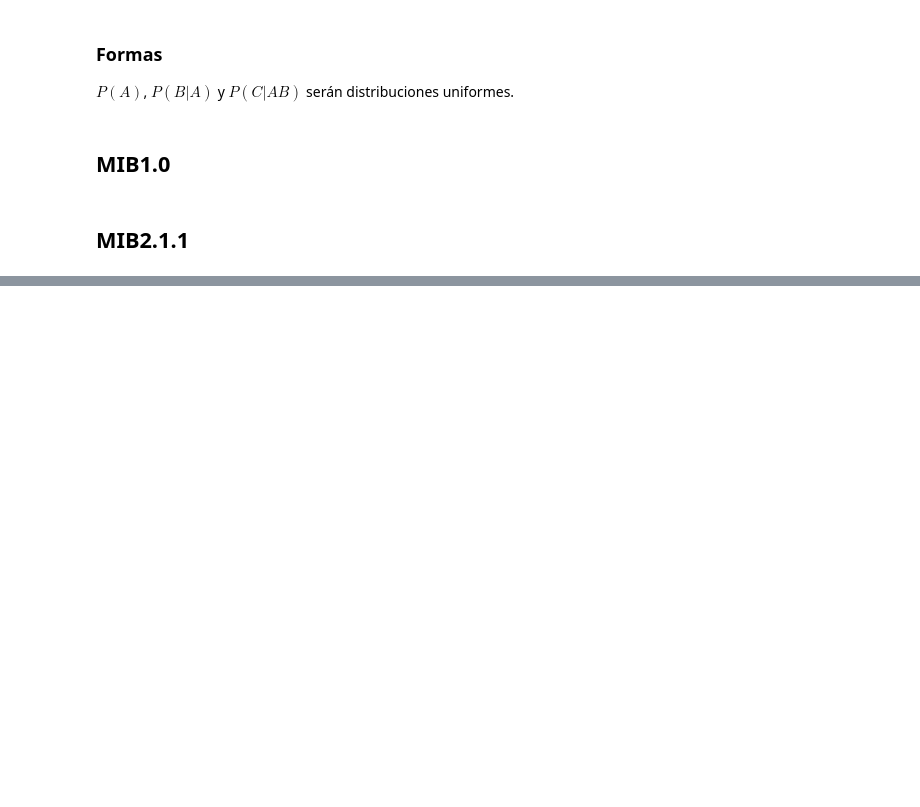
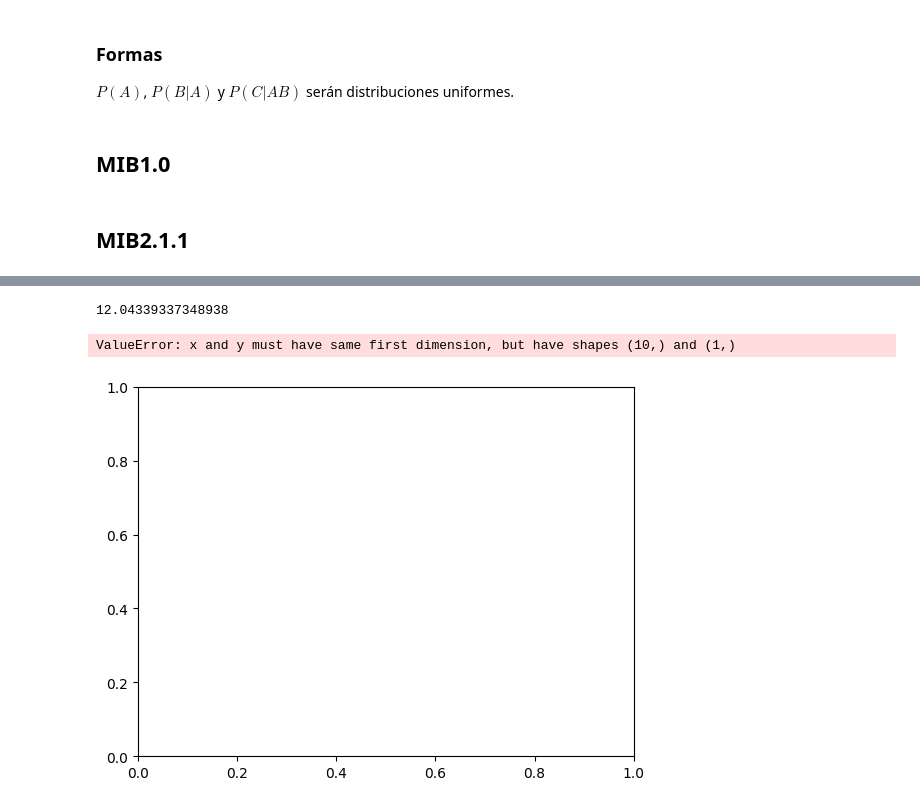
Before and after one commit to robertorys/Tesis, a Jupyter notebook: Test_mib_v2_1_1.ipynb, the cells around one changed output, grey strips where cells are left out. Cells and saved outputs as stored; diff of their text form; code cells hidden in the pictures; blank space fills up the shorter version.

```diff
--- a/Test_mib_v2_1_1.ipynb
+++ b/Test_mib_v2_1_1.ipynb
@@ -97,0 +237,21 @@ for i in range(n):
+# %%
+timesM[0]
+# %% [output]
+12.04339337348938
+# %%
+xn = [i+1 for i in range(n)]
+fig, ax = plt.subplots()
+
+# MIB_2.0
+ax.plot(xn, timesM, color='r',label = 'MIB_2.0')
+ax.set_title("Tiempo de la inferencia en P(B) (MIB2.0)")
+
+ax.set_xlabel("n")
+ax.set_ylabel("segundos")
+ax.legend(loc = 'upper left')
+
+# Mostrar las gráficas
+plt.show()
+# %% [output]
+ValueError: x and y must have same first dimension, but have shapes (10,) and (1,)
+[figure, added]
```
Also changed, not shown: parts of 8 cells of this notebook, 4 other files.
